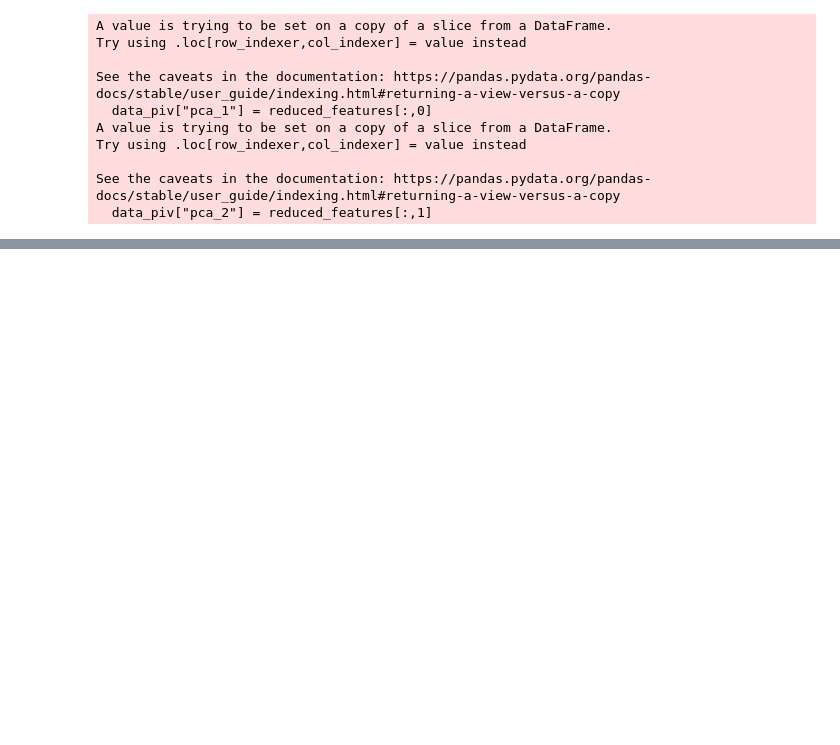
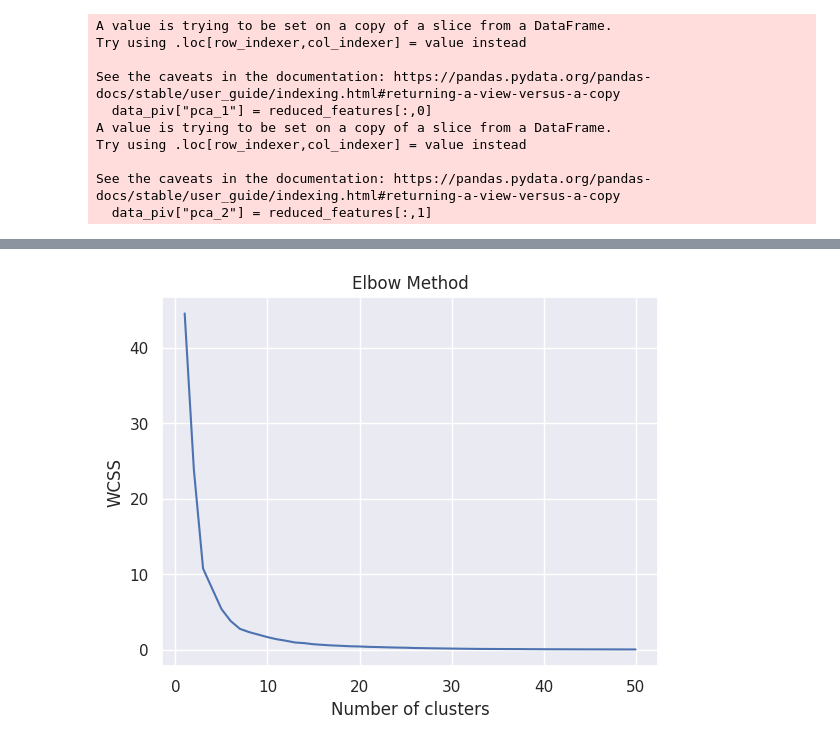
Before and after one commit to Monsieur-Bandana/data_science_clockmann, a Jupyter notebook: ClassProject2207.ipynb, the cells around one changed output, grey strips where cells are left out. Drawn from its saved outputs; the diff is of its cells as text; code cells hidden in the pictures; blank space fills up the shorter version.

```diff
--- a/ClassProject2207.ipynb
+++ b/ClassProject2207.ipynb
@@ -665,0 +850,2 @@ plt.show()
+# %%
+df_dropped = average_df.drop(labels=["China, People's Republic of"], axis=0)
@@ -665,0 +890,5 @@ plt.show()
+# %%
+# Optimal number of clusters is the one that you decide based on the elbow plot
+optimal_clusters = 2
+kmeans = KMeans(n_clusters=optimal_clusters, init='k-means++', max_iter=300, n_init=10, random_state=0)
+pred_y = kmeans.fit_predict(average_df)
@@ -665,0 +900,17 @@ plt.show()
+# %%
+from sklearn.cluster import KMeans
+
+wcss = []
+max_clusters = 50
+for i in range(1, max_clusters+1):
+    kmeans = KMeans(n_clusters=i, init='k-means++', max_iter=300, n_init=10, random_state=0)
+    kmeans.fit(df_dropped)
+    wcss.append(kmeans.inertia_)
+# %%
+plt.plot(range(1, max_clusters+1), wcss)
+plt.title('Elbow Method')
+plt.xlabel('Number of clusters')
+plt.ylabel('WCSS')
+plt.show()
+# %% [output]
+[figure, added]
```
Also changed, not shown: parts of 45 cells of this notebook.
